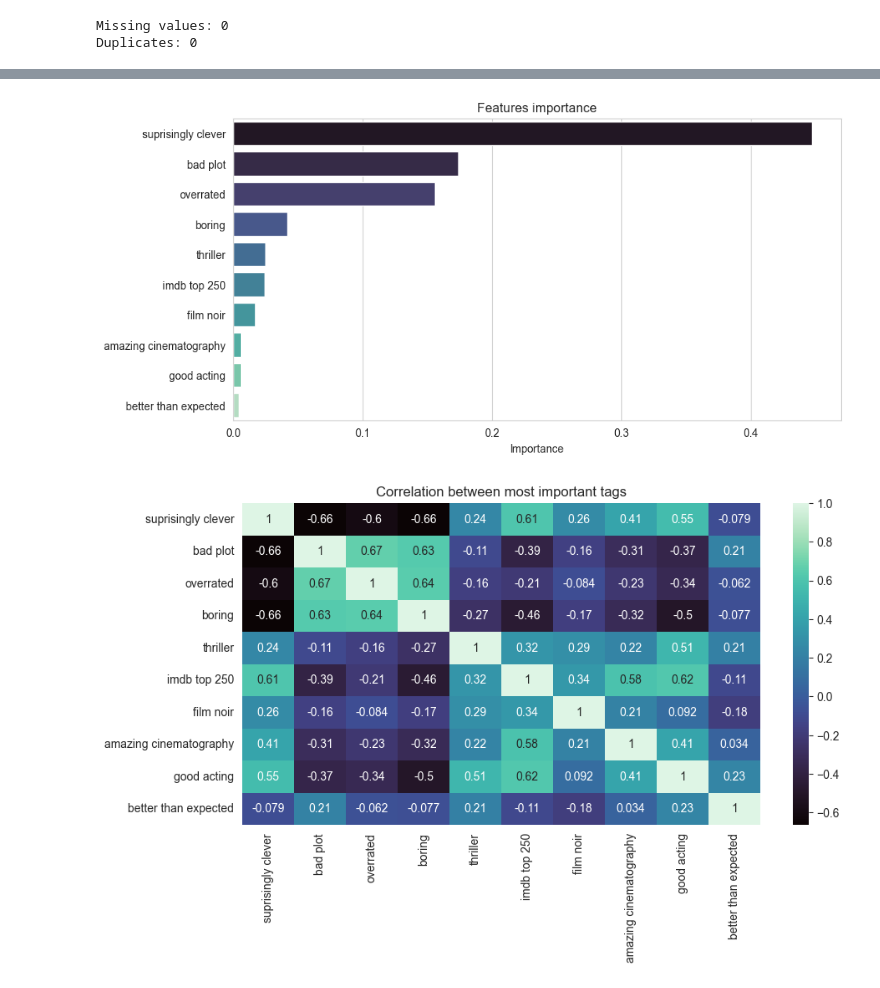
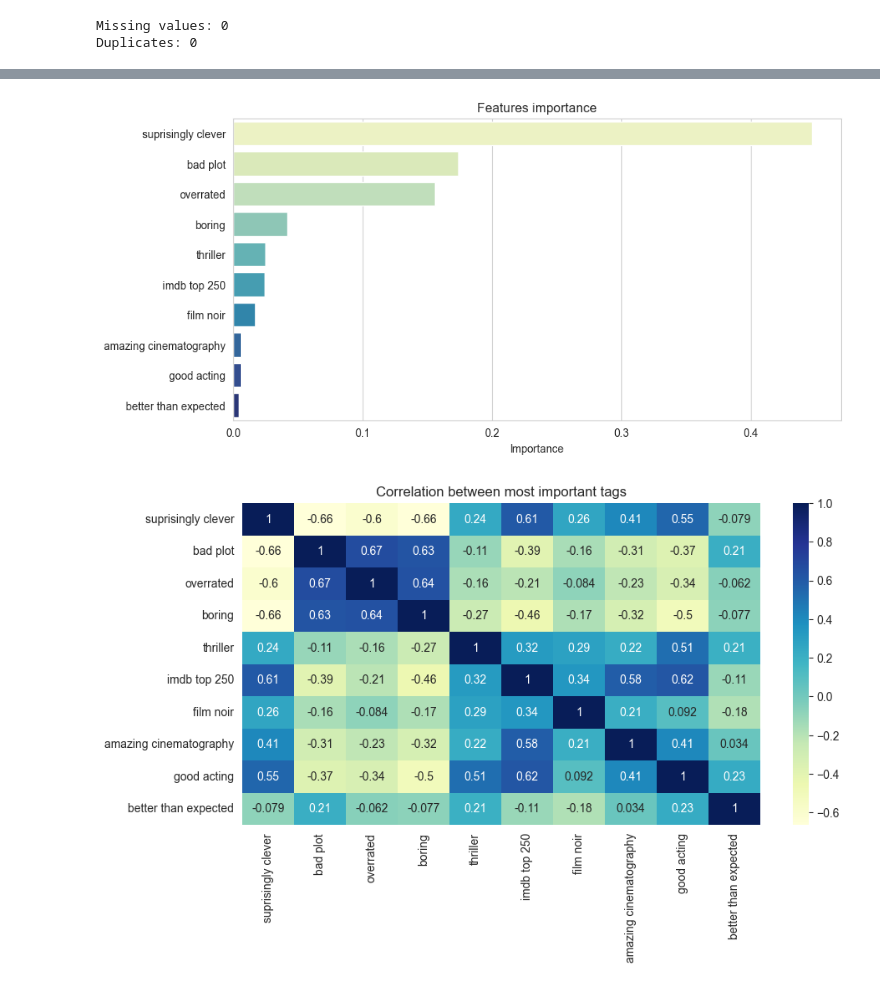
Before and after one commit to frapic98/Data_Analytics-main, a Jupyter notebook: data_exploration.ipynb, the cells around one changed output, grey strips where cells are left out. Saved outputs shown, nothing was run; the diff lists cells and outputs as text; code cells hidden in the pictures.

```diff
--- a/data_exploration.ipynb
+++ b/data_exploration.ipynb
@@ -178,16 +178,16 @@ features = features[:10]
 # plot the features importance
 plt.figure(figsize=(10, 5))
 plt.title('Features importance')
-sns.barplot(x=importance[indices], y=features, palette='mako')
+sns.barplot(x=importance[indices], y=features, palette='YlGnBu')
 plt.xlabel('Importance')
 #plt.xlim([-1, X.shape[1]])
 plt.show()
 # %% [output]
-[figure, old version]
+[figure, new version]
 # %%
 plt.figure(figsize=(10, 5))
-sns.heatmap(df[features].corr(), annot=True, cmap='mako')
+sns.heatmap(df[features].corr(), annot=True, cmap='YlGnBu')
 plt.title('Correlation between most important tags')
 plt.show()
 # %% [output]
-[figure, old version]
+[figure, new version]
```
Also changed, not shown: parts of 5 cells of this notebook, 1 other file.
